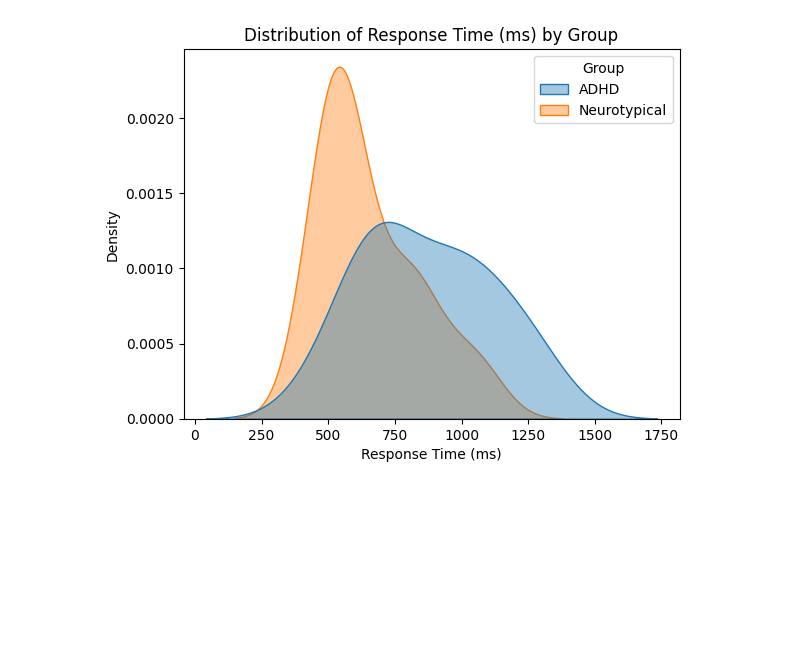
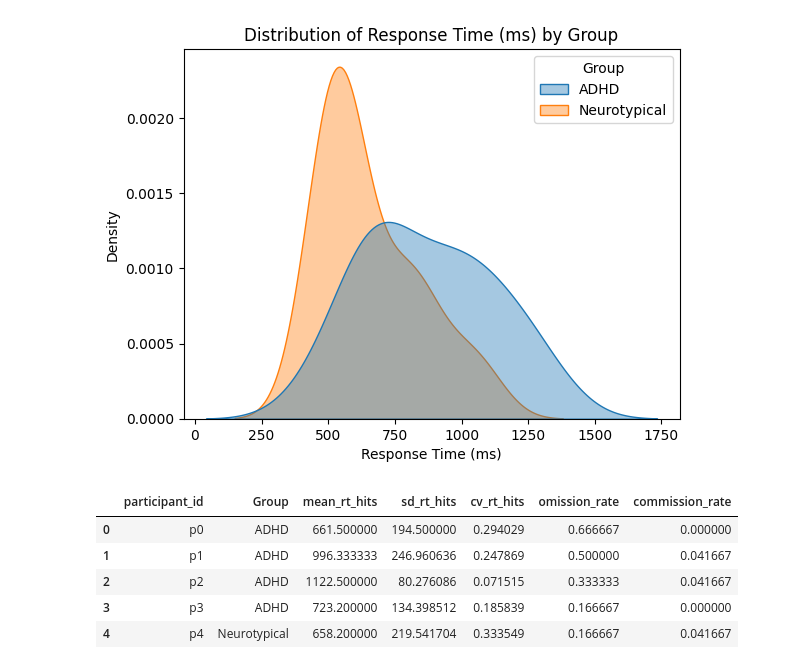
Before and after one commit to AymanM7/Adveyes-ACM-Research, a Jupyter notebook: src/app/adam/cptMetric.ipynb, the cells around one changed output. Saved outputs shown, nothing was run; the diff lists cells and outputs as text; code cells hidden in the pictures; blank space fills up the shorter version.

```diff
--- a/src/app/adam/cptMetric.ipynb
+++ b/src/app/adam/cptMetric.ipynb
@@ -90,3 +104,46 @@ plt.ylabel("Density")
 plt.savefig("fig.png", dpi=300)
 # %% [output]
 [figure]
+# %%
+# Make sure your trial-level CPT data is loaded as combined_cpts
+# It should have: participant_id, Group, is_target, is_hit, is_commission, response_time_ms
+
+def summarize_participant(df):
+    n_targets = df["is_target"].sum()
+    n_nontargets = (1 - df["is_target"]).sum()
+
+    # Only consider valid responses (hits) for RT metrics
+    rt_hits = df.loc[df["is_hit"] == 1, "response_time_ms"]
+    mean_rt = rt_hits.mean()
+    sd_rt = rt_hits.std(ddof=0)
+    cv_rt = sd_rt / mean_rt if mean_rt else np.nan
+
+    omissions = n_targets - df["is_hit"].sum()
+    commissions = df["is_commission"].sum()
+
+    omission_rate = omissions / n_targets if n_targets > 0 else np.nan
+    commission_rate = commissions / n_nontargets if n_nontargets > 0 else np.nan
+
+    return pd.Series({
+        "mean_rt_hits": mean_rt,
+        "sd_rt_hits": sd_rt,
+        "cv_rt_hits": cv_rt,
+        "omission_rate": omission_rate,
+        "commission_rate": commission_rate
+    })
+
+# Create participant-level summaries
+summary_by_participant = combined_cpts.groupby(["participant_id", "Group"]).apply(summarize_participant).reset_index()
+
+# Drop participants without valid RTs
+summary_by_participant.dropna(subset=["mean_rt_hits"], inplace=True)
+
+# Check result
+summary_by_participant.head()
+# %% [output]
+|  | participant_id | Group | mean_rt_hits | sd_rt_hits | cv_rt_hits | omission_rate | commission_rate |
+| 0 | p0 | ADHD | 661.500000 | 194.500000 | 0.294029 | 0.666667 | 0.000000 |
+| 1 | p1 | ADHD | 996.333333 | 246.960636 | 0.247869 | 0.500000 | 0.041667 |
+| 2 | p2 | ADHD | 1122.500000 | 80.276086 | 0.071515 | 0.333333 | 0.041667 |
+| 3 | p3 | ADHD | 723.200000 | 134.398512 | 0.185839 | 0.166667 | 0.000000 |
+| 4 | p4 | Neurotypical | 658.200000 | 219.541704 | 0.333549 | 0.166667 | 0.041667 |
```
Also changed, not shown: parts of 3 cells of this notebook, 9 other files.
